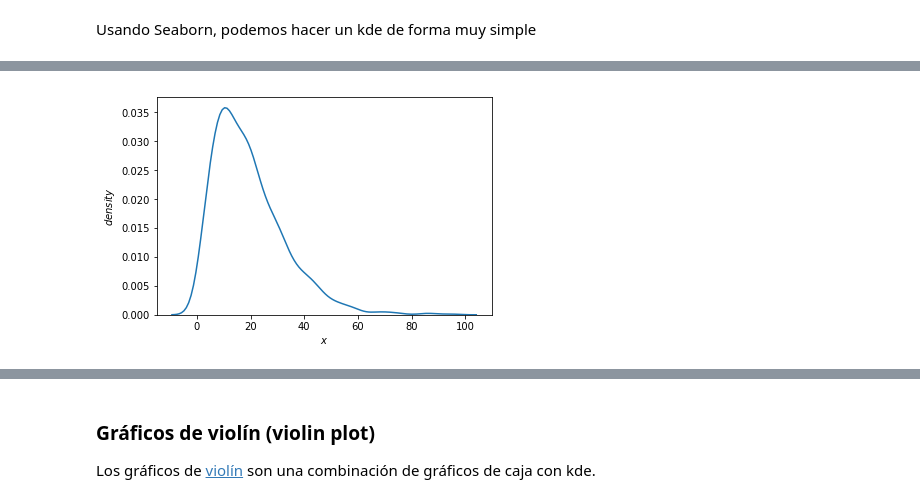
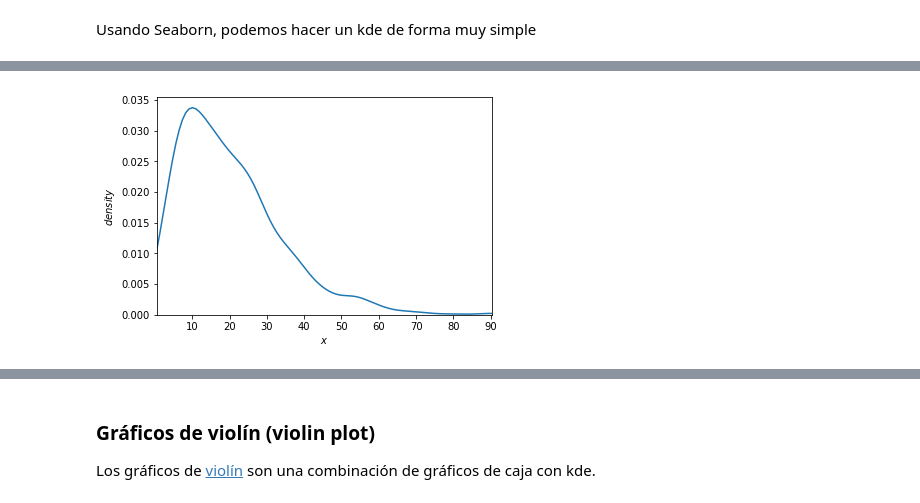
Before and after one commit to danzaconloros/intro_ciencia_de_datos, a Jupyter notebook: 01_arreglos_graficos_y_2D.ipynb, the cells around one changed output, grey strips where cells are left out. Cells and saved outputs as stored; diff of their text form; code cells hidden in the pictures.

```diff
--- a/01_arreglos_graficos_y_2D.ipynb
+++ b/01_arreglos_graficos_y_2D.ipynb
@@ -546,6 +549,7 @@ Como Seaborn está escrito usando Matplotlib, podemos modificar los gráficos re
 # %%
 sns.kdeplot(x)
+plt.xlim(x.min(), x.max())
 plt.xlabel('$x$')
 plt.ylabel('$density$');
 # %% [output]
-[figure, old version]
+[figure, new version]
```
Also changed, not shown: parts of 31 cells of this notebook.
